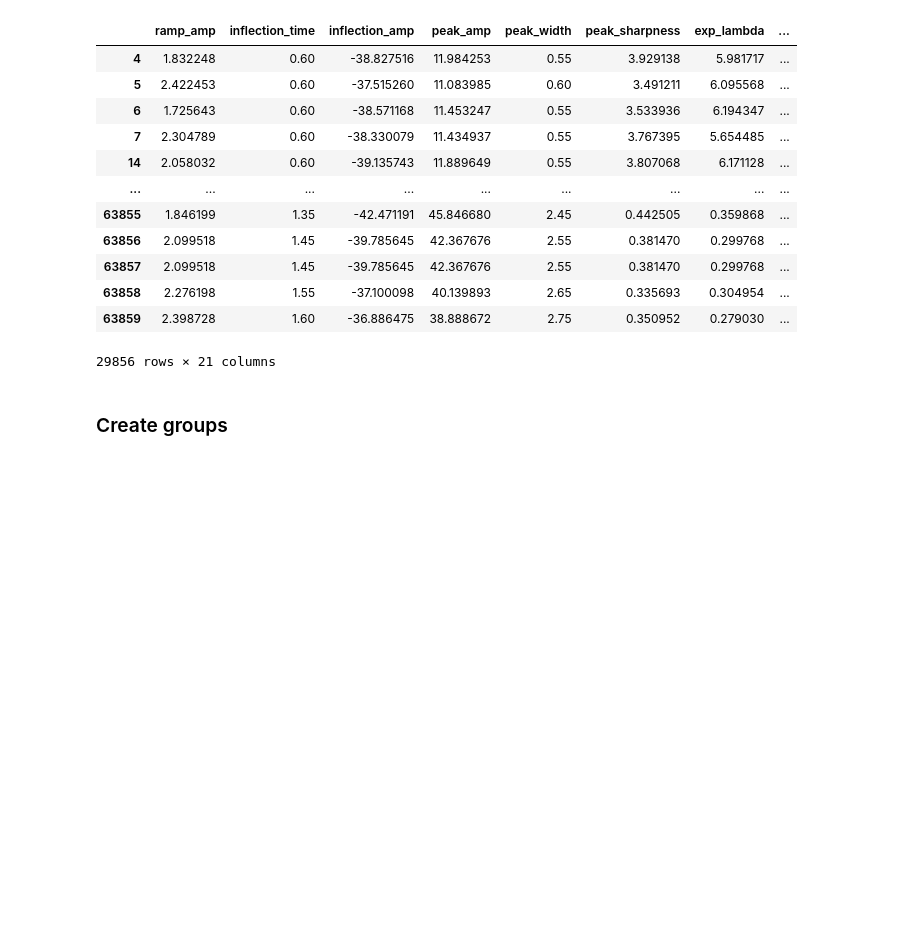
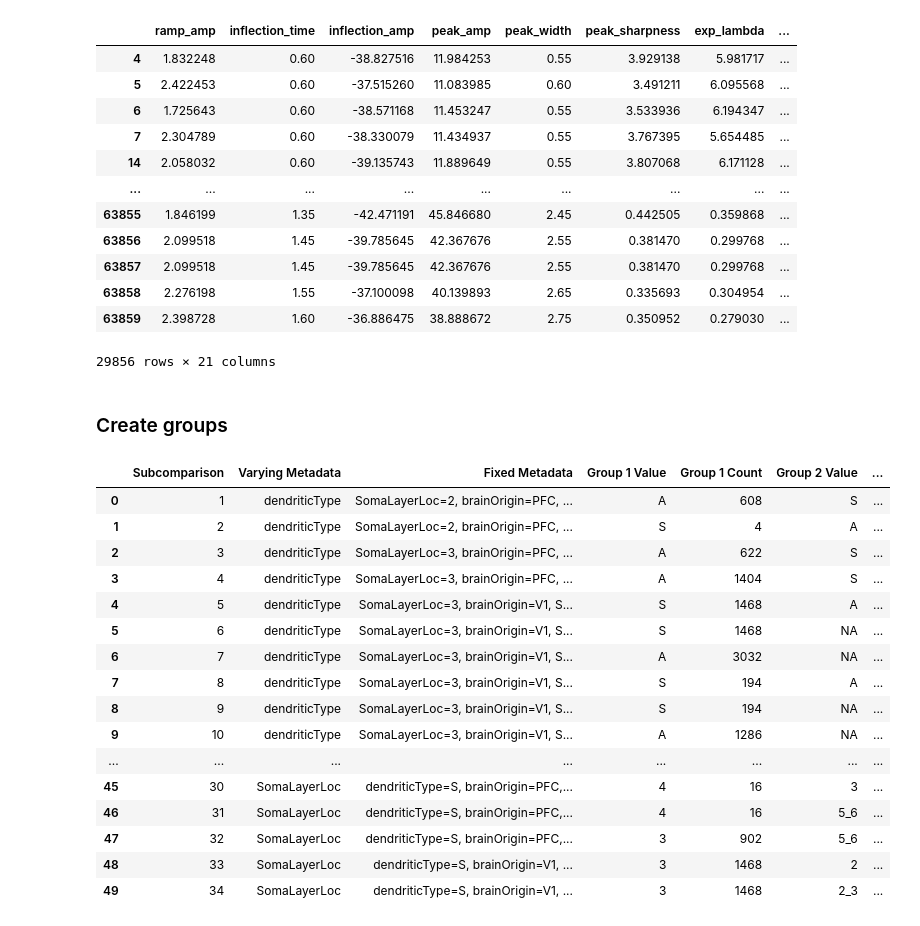
Before and after one commit to voytekresearch/spikewise, a Jupyter notebook: datasets/primate_dataset/Group_creation_for_stats.ipynb, the cells around one changed output. Saved outputs shown, nothing was run; the diff lists cells and outputs as text; code cells hidden in the pictures; blank space fills up the shorter version.

Commit message:
add subgroups primate data

```diff
--- a/datasets/primate_dataset/Group_creation_for_stats.ipynb
+++ b/datasets/primate_dataset/Group_creation_for_stats.ipynb
@@ -45,3 +47,80 @@ allMonkey_df
 29856 rows × 21 columns
 # %% [markdown]
 ### Create groups
+# %%
+
+
+# Identify metadata columns (excluding 'Monkey ID')
+metadata_cols = ['dendriticType', 'SomaLayerLoc', 'brainOrigin', 'Sex', 'Species']
+
+
+# Function to create subcomparisons for varying metadata
+def create_comparison_groups(df, metadata_cols):
+    results = []
+
+    for varying_col in metadata_cols:
+        # Columns to keep fixed (all except the varying one)
+        fixed_cols = [col for col in metadata_cols if col != varying_col]
+
+        # Group data by fixed metadata columns
+        grouped = df.groupby(fixed_cols)
+        subcomparison_index = 1
+
+        for group_name, group_data in grouped:
+            # Get unique values for the varying column within the fixed group
+            varying_groups = group_data[varying_col].unique()
+
+            # Ensure there are at least two values for the varying column
+            if len(varying_groups) > 1:
+                # Create pairwise subcomparisons
+                for i in range(len(varying_groups)):
+                    for j in range(i + 1, len(varying_groups)):
+                        value_1 = varying_groups[i]
+                        value_2 = varying_groups[j]
+
+                        # Subset the data for the two groups being compared
+                        group_1 = group_data[group_data[varying_col] == value_1]
+                        group_2 = group_data[group_data[varying_col] == value_2]
+
+                        # Append the results for this subcomparison
+                        results.append({
+                            'Subcomparison': subcomparison_index,
+                            'Varying Metadata': varying_col,
+                            'Fixed Metadata': ', '.join([f"{col}={val}" for col, val in zip(fixed_cols, group_name)]) if isinstance(group_name, tuple) else f"{fixed_cols[0]}={group_name}",
+                            'Group 1 Value': value_1,
+                            'Group 1 Count': len(group_1),
+                            'Group 2 Value': value_2,
+                            'Group 2 Count': len(group_2)
+                        })
+
+                        subcomparison_index += 1
+
+    return pd.DataFrame(results)
+
+# Run the function to create comparison groups
+grouping_results_df = create_comparison_groups(allMonkey_df, metadata_cols)
+
+# Display the table in chunks if it is too large
+if len(grouping_results_df) > 50:
+    for i in range(0, len(grouping_results_df), 50):
+        display(grouping_results_df.iloc[i:i+50])
+else:
+    display(grouping_results_df)
+# %% [output]
+|  | Subcomparison | Varying Metadata | Fixed Metadata | Group 1 Value | Group 1 Count | Group 2 Value | ... |
+| 0 | 1 | dendriticType | SomaLayerLoc=2, brainOrigin=PFC, ... | A | 608 | S | ... |
+| 1 | 2 | dendriticType | SomaLayerLoc=2, brainOrigin=PFC, ... | S | 4 | A | ... |
+| 2 | 3 | dendriticType | SomaLayerLoc=3, brainOrigin=PFC, ... | A | 622 | S | ... |
+| 3 | 4 | dendriticType | SomaLayerLoc=3, brainOrigin=PFC, ... | A | 1404 | S | ... |
+| 4 | 5 | dendriticType | SomaLayerLoc=3, brainOrigin=V1, S... | S | 1468 | A | ... |
+| 5 | 6 | dendriticType | SomaLayerLoc=3, brainOrigin=V1, S... | S | 1468 | NA | ... |
+| 6 | 7 | dendriticType | SomaLayerLoc=3, brainOrigin=V1, S... | A | 3032 | NA | ... |
+| 7 | 8 | dendriticType | SomaLayerLoc=3, brainOrigin=V1, S... | S | 194 | A | ... |
+| 8 | 9 | dendriticType | SomaLayerLoc=3, brainOrigin=V1, S... | S | 194 | NA | ... |
+| 9 | 10 | dendriticType | SomaLayerLoc=3, brainOrigin=V1, S... | A | 1286 | NA | ... |
+| ... | ... | ... | ... | ... | ... | ... | ... |
+| 45 | 30 | SomaLayerLoc | dendriticType=S, brainOrigin=PFC,... | 4 | 16 | 3 | ... |
+| 46 | 31 | SomaLayerLoc | dendriticType=S, brainOrigin=PFC,... | 4 | 16 | 5_6 | ... |
+| 47 | 32 | SomaLayerLoc | dendriticType=S, brainOrigin=PFC,... | 3 | 902 | 5_6 | ... |
+| 48 | 33 | SomaLayerLoc | dendriticType=S, brainOrigin=V1, ... | 3 | 1468 | 2 | ... |
+| 49 | 34 | SomaLayerLoc | dendriticType=S, brainOrigin=V1, ... | 3 | 1468 | 2_3 | ... |
```
Also changed, not shown: parts of 3 cells of this notebook, 2 other files.
